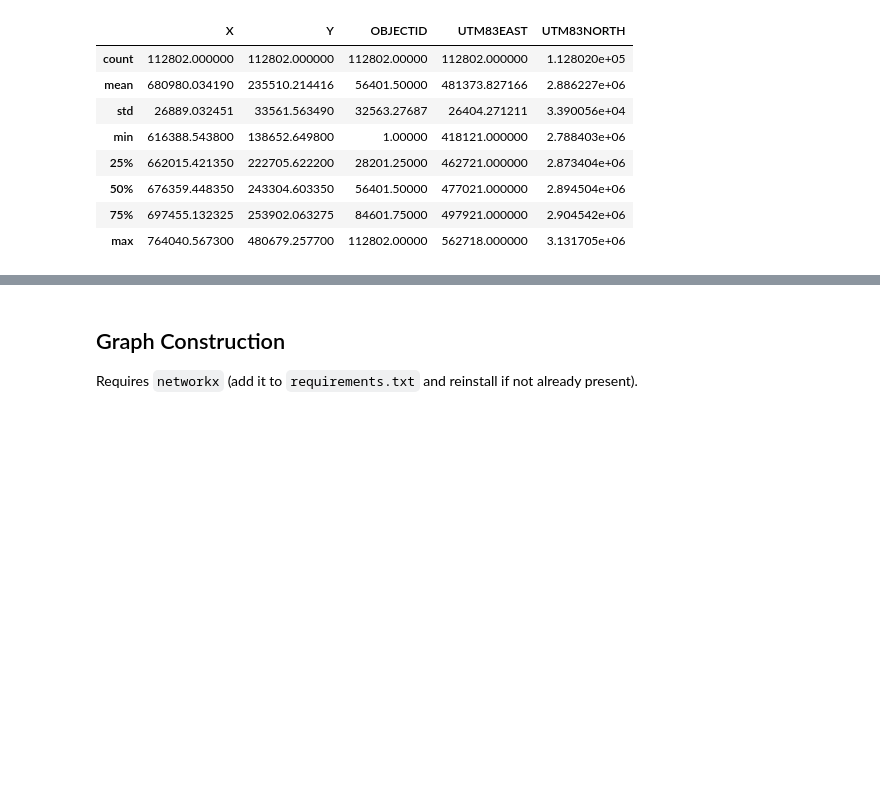
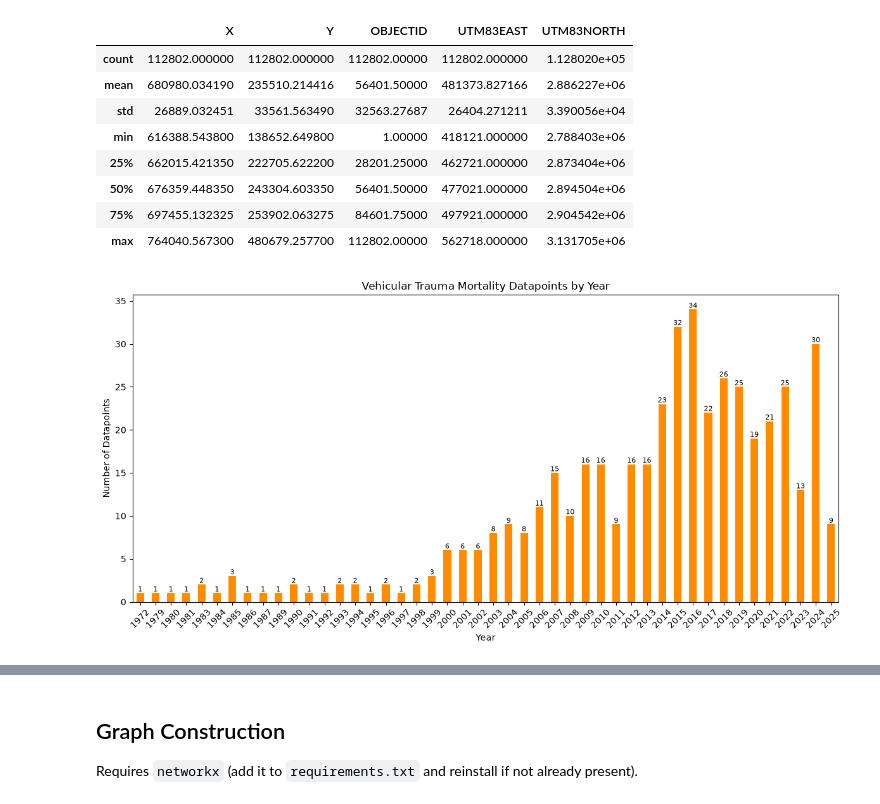
Before and after one commit to JerRMartin/Graph-Based-Risk-Mapping, a Jupyter notebook: notebooks/notebook.ipynb, the cells around one changed output, grey strips where cells are left out. Saved outputs shown, nothing was run; the diff lists cells and outputs as text; code cells hidden in the pictures; blank space fills up the shorter version.

```diff
--- a/notebooks/notebook.ipynb
+++ b/notebooks/notebook.ipynb
@@ -97,3 +95,41 @@ telemetry.describe()
 | 50% | 676359.448350 | 243304.603350 | 56401.50000 | 477021.000000 | 2.894504e+06 |
 | 75% | 697455.132325 | 253902.063275 | 84601.75000 | 497921.000000 | 2.904542e+06 |
 | max | 764040.567300 | 480679.257700 | 112802.00000 | 562718.000000 | 3.131705e+06 |
+# %%
+# Plot the number of mortality datapoints by year (Vehicular trauma only)
+def get_year(df):
+    year_col = next((c for c in df.columns if c.lower() == "year"), None)
+    if year_col:
+        return pd.to_numeric(df[year_col], errors="coerce")
+
+    date_col = next(
+        (c for c in df.columns if "date" in c.lower() or "time" in c.lower()),
+        None
+    )
+    if date_col:
+        return pd.to_datetime(df[date_col], errors="coerce").dt.year
+
+    raise ValueError("No year or date column found.")
+
+mortality_vehicular = mortality[mortality["CAUSE"] == "Vehicular trauma"]
+mortality_by_year = get_year(mortality_vehicular).value_counts().sort_index()
+
+fig, ax = plt.subplots(figsize=(12, 6))
+
+bars = mortality_by_year.plot(kind="bar", ax=ax, color="darkorange")
+ax.set_title("Vehicular Trauma Mortality Datapoints by Year")
+ax.set_xlabel("Year")
+ax.set_ylabel("Number of Datapoints")
+
+for bar in bars.patches:
+    ax.annotate(
+        f"{int(bar.get_height())}",
+        (bar.get_x() + bar.get_width() / 2, bar.get_height()),
+        ha="center", va="bottom", fontsize=8
+    )
+
+plt.xticks(rotation=45)
+plt.tight_layout()
+plt.show()
+# %% [output]
+[figure, added]
```
Also changed, not shown: parts of 3 cells of this notebook, 6 other files.
